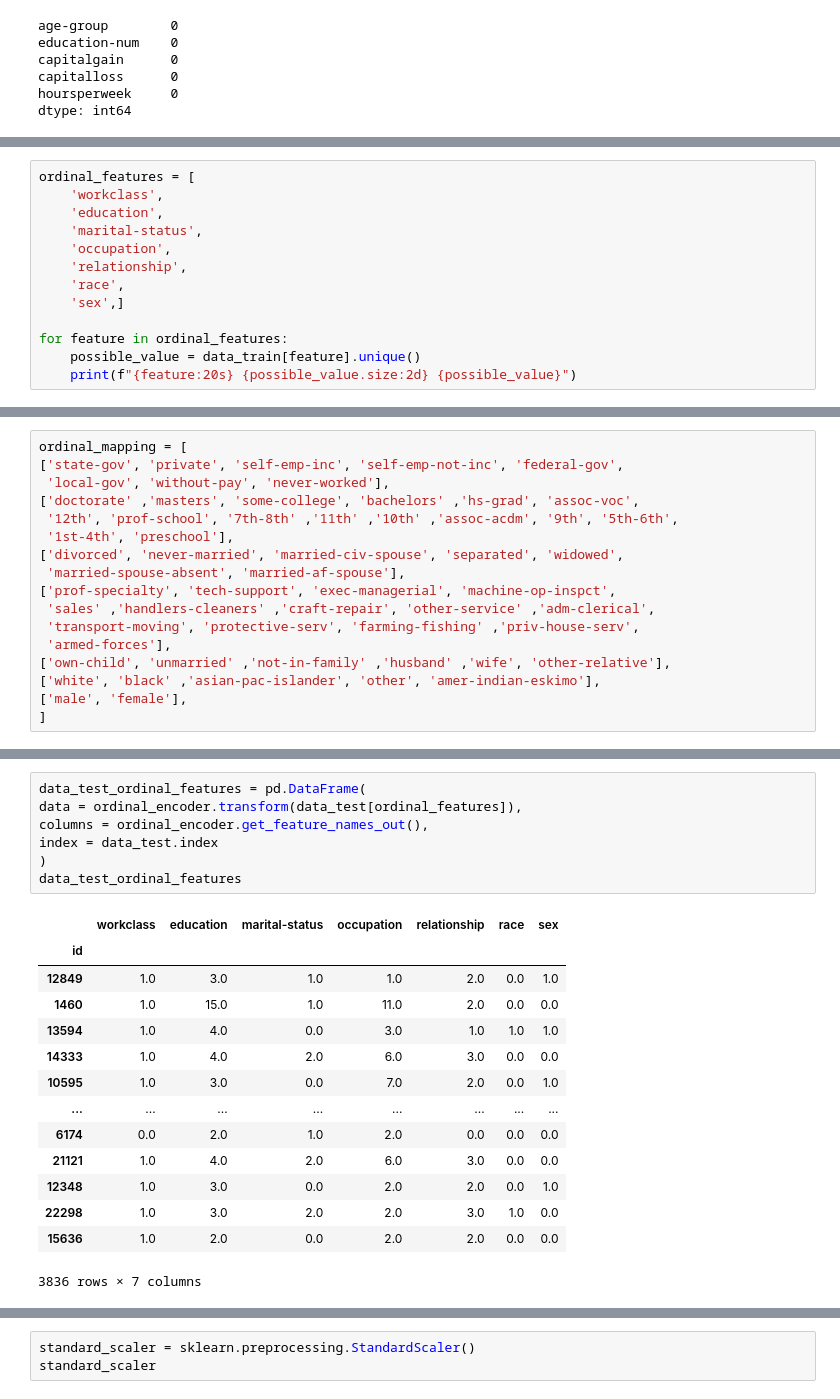
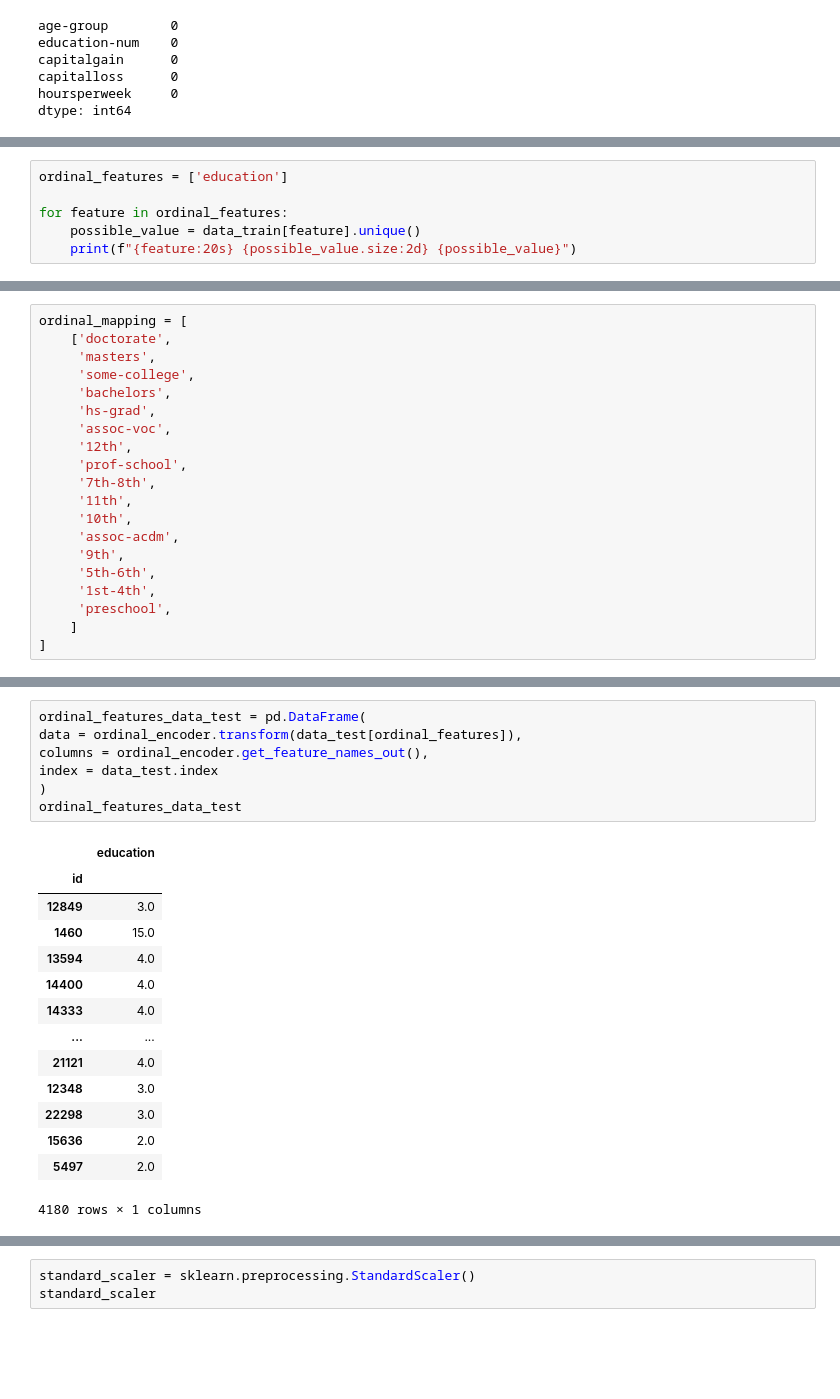
Before and after one commit to NurulhudaAi/ML_Project_2025, a Jupyter notebook: step2_process_data.ipynb, the cells around one changed output, grey strips where cells are left out. Drawn from its saved outputs; the diff is of its cells as text; blank space fills up the shorter version.

```diff
--- a/step2_process_data.ipynb
+++ b/step2_process_data.ipynb
@@ -724,12 +659,5 @@ data_live
 # %%
-ordinal_features = [
-    'workclass',
-    'education',
-    'marital-status',
-    'occupation',
-    'relationship',
-    'race',
-    'sex',]
+ordinal_features = ['education']
 
 for feature in ordinal_features:
     possible_value = data_train[feature].unique()
@@ -752,19 +669,22 @@ sex                   2 ['male' 'female']
 # %%
 ordinal_mapping = [
-['state-gov', 'private', 'self-emp-inc', 'self-emp-not-inc', 'federal-gov',
- 'local-gov', 'without-pay', 'never-worked'],
-['doctorate' ,'masters', 'some-college', 'bachelors' ,'hs-grad', 'assoc-voc',
- '12th', 'prof-school', '7th-8th' ,'11th' ,'10th' ,'assoc-acdm', '9th', '5th-6th',
- '1st-4th', 'preschool'],
-['divorced', 'never-married', 'married-civ-spouse', 'separated', 'widowed',
- 'married-spouse-absent', 'married-af-spouse'],
-['prof-specialty', 'tech-support', 'exec-managerial', 'machine-op-inspct',
- 'sales' ,'handlers-cleaners' ,'craft-repair', 'other-service' ,'adm-clerical',
- 'transport-moving', 'protective-serv', 'farming-fishing' ,'priv-house-serv',
- 'armed-forces'],
-['own-child', 'unmarried' ,'not-in-family' ,'husband' ,'wife', 'other-relative'],
-['white', 'black' ,'asian-pac-islander', 'other', 'amer-indian-eskimo'],
-['male', 'female'],
+    ['doctorate',
+     'masters',
+     'some-college',
+     'bachelors',
+     'hs-grad',
+     'assoc-voc',
+     '12th',
+     'prof-school',
+     '7th-8th',
+     '11th',
+     '10th',
+     'assoc-acdm',
+     '9th',
+     '5th-6th',
+     '1st-4th',
+     'preschool',
+    ]
 ]
 # %%
 ordinal_encoder = sklearn.preprocessing.OrdinalEncoder(categories=ordinal_mapping)
@@ -838,23 +728,23 @@ data_train_ordinal_features
 # %%
-data_test_ordinal_features = pd.DataFrame(
+ordinal_features_data_test = pd.DataFrame(
 data = ordinal_encoder.transform(data_test[ordinal_features]),
 columns = ordinal_encoder.get_feature_names_out(),
 index = data_test.index
 )
-data_test_ordinal_features
+ordinal_features_data_test
 # %% [output]
-|  | workclass | education | marital-status | occupation | relationship | race | sex |
-| id |  |  |  |  |  |  |  |
-| 12849 | 1.0 | 3.0 | 1.0 | 1.0 | 2.0 | 0.0 | 1.0 |
-| 1460 | 1.0 | 15.0 | 1.0 | 11.0 | 2.0 | 0.0 | 0.0 |
-| 13594 | 1.0 | 4.0 | 0.0 | 3.0 | 1.0 | 1.0 | 1.0 |
-| 14333 | 1.0 | 4.0 | 2.0 | 6.0 | 3.0 | 0.0 | 0.0 |
-| 10595 | 1.0 | 3.0 | 0.0 | 7.0 | 2.0 | 0.0 | 1.0 |
-| ... | ... | ... | ... | ... | ... | ... | ... |
-| 6174 | 0.0 | 2.0 | 1.0 | 2.0 | 0.0 | 0.0 | 0.0 |
-| 21121 | 1.0 | 4.0 | 2.0 | 6.0 | 3.0 | 0.0 | 0.0 |
-| 12348 | 1.0 | 3.0 | 0.0 | 2.0 | 2.0 | 0.0 | 1.0 |
-| 22298 | 1.0 | 3.0 | 2.0 | 2.0 | 3.0 | 1.0 | 0.0 |
-| 15636 | 1.0 | 2.0 | 0.0 | 2.0 | 2.0 | 0.0 | 0.0 |
+|  | education |
+| id |  |
+| 12849 | 3.0 |
+| 1460 | 15.0 |
+| 13594 | 4.0 |
+| 14400 | 4.0 |
+| 14333 | 4.0 |
+| ... | ... |
+| 21121 | 4.0 |
+| 12348 | 3.0 |
+| 22298 | 3.0 |
+| 15636 | 2.0 |
+| 5497 | 2.0 |
-3836 rows × 7 columns
+4180 rows × 1 columns
 # %%
```
Also changed, not shown: parts of 62 cells of this notebook.
